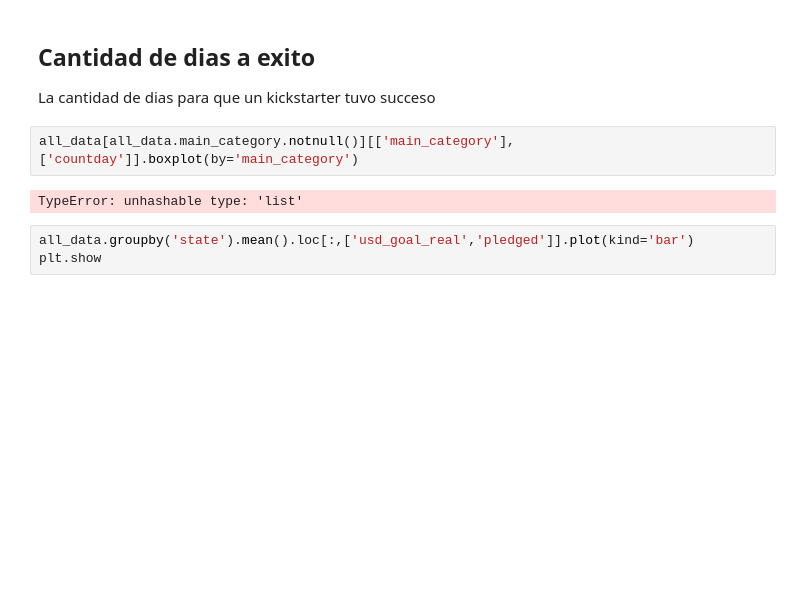
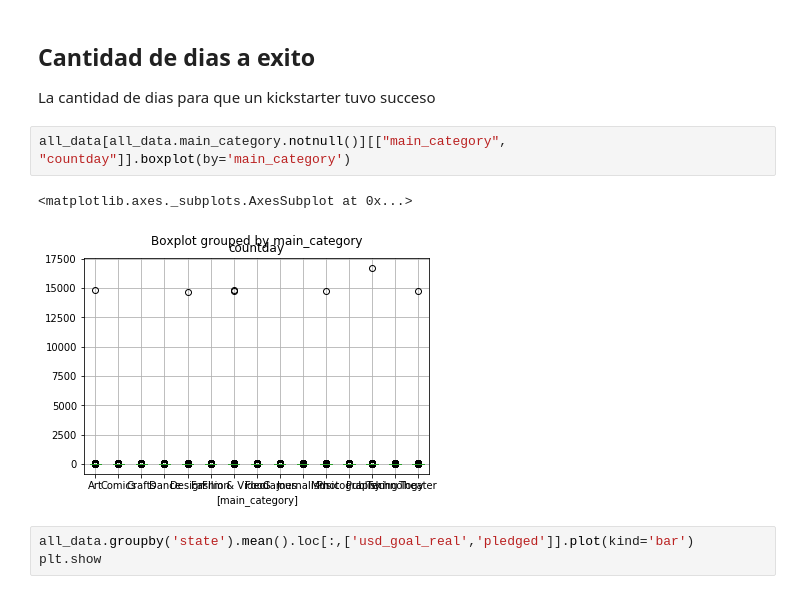
Before and after one commit to fedehenzenn/ml-grupohpz, a Jupyter notebook: tp1_exploration.ipynb, the cells around one changed output. Saved outputs shown, nothing was run; the diff lists cells and outputs as text; blank space fills up the shorter version.

```diff
--- a/tp1_exploration.ipynb
+++ b/tp1_exploration.ipynb
@@ -153,9 +153,10 @@ all_data[all_data.state == 'failed'].main_category.value_counts().sort_index().p
 
 La cantidad de dias para que un kickstarter tuvo succeso
 # %%
-all_data[all_data.main_category.notnull()][['main_category'],['countday']].boxplot(by='main_category')
+all_data[all_data.main_category.notnull()][["main_category", "countday"]].boxplot(by='main_category')
 # %% [output]
-TypeError: unhashable type: 'list'
+<matplotlib.axes._subplots.AxesSubplot at 0x...>
+[figure, added]
 # %%
 all_data.groupby('state').mean().loc[:,['usd_goal_real','pledged']].plot(kind='bar')
 plt.show
```
